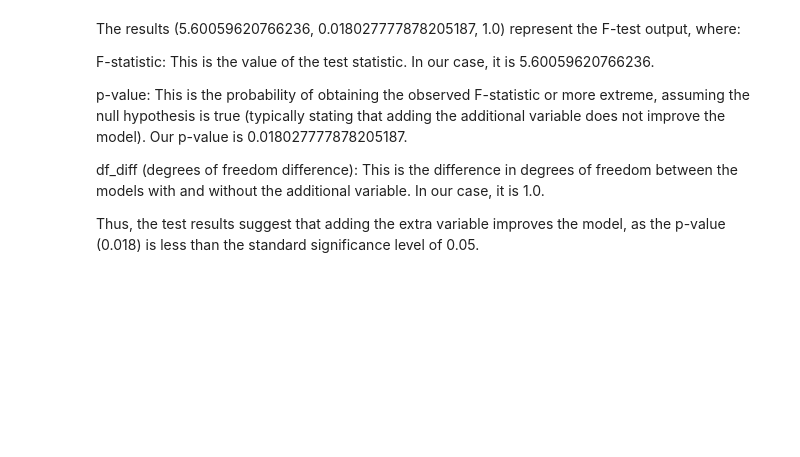
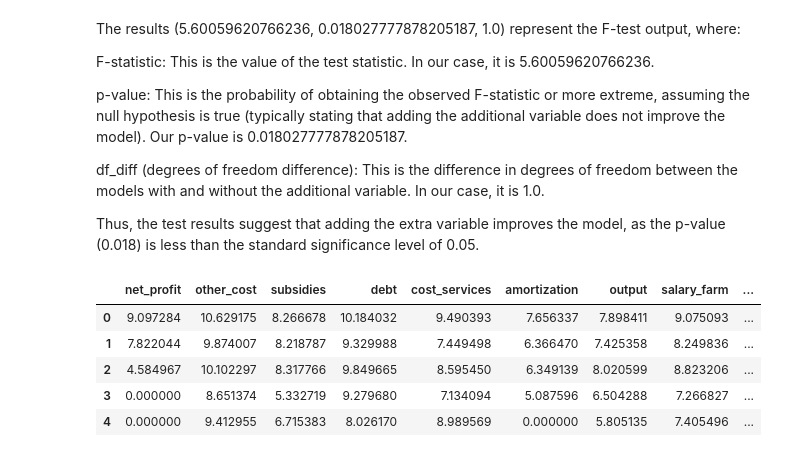
Before and after one commit to SergeyHSE/LinearRegressor.github.io, a Jupyter notebook: RegressionAnalysis.ipynb, the cells around one changed output. Cells and saved outputs as stored; diff of their text form; code cells hidden in the pictures; blank space fills up the shorter version.

```diff
--- a/RegressionAnalysis.ipynb
+++ b/RegressionAnalysis.ipynb
@@ -819,3 +819,15 @@ def logtransform(x):
     return 0
   elif x > 0:
     return np.log(x)
+# %%
+livestock_log = livestock.applymap(logtransform)
+livestock_log = livestock_log.drop('KOPF', axis=1)
+livestock_log = pd.concat([livestock_log, livestock['KOPF']], axis=1)
+livestock_log.head()
+# %% [output]
+|  | net_profit | other_cost | subsidies | debt | cost_services | amortization | output | salary_farm | ... |
+| 0 | 9.097284 | 10.629175 | 8.266678 | 10.184032 | 9.490393 | 7.656337 | 7.898411 | 9.075093 | ... |
+| 1 | 7.822044 | 9.874007 | 8.218787 | 9.329988 | 7.449498 | 6.366470 | 7.425358 | 8.249836 | ... |
+| 2 | 4.584967 | 10.102297 | 8.317766 | 9.849665 | 8.595450 | 6.349139 | 8.020599 | 8.823206 | ... |
+| 3 | 0.000000 | 8.651374 | 5.332719 | 9.279680 | 7.134094 | 5.087596 | 6.504288 | 7.266827 | ... |
+| 4 | 0.000000 | 9.412955 | 6.715383 | 8.026170 | 8.989569 | 0.000000 | 5.805135 | 7.405496 | ... |
```
